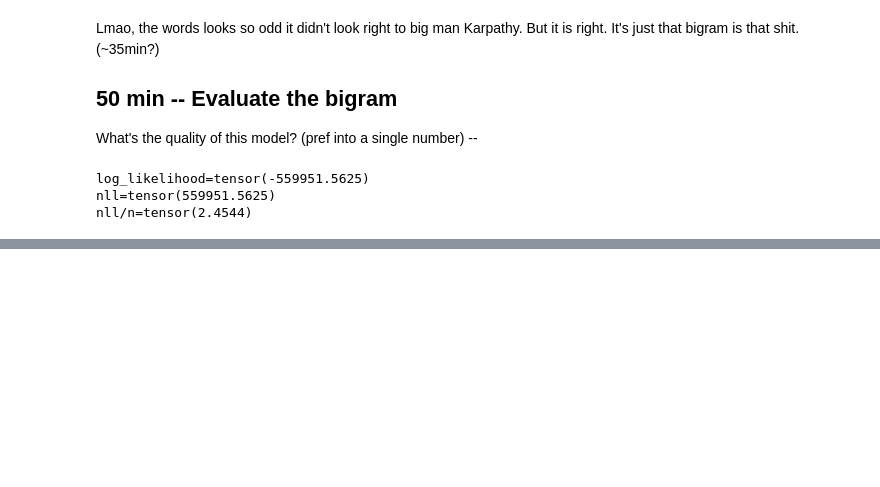
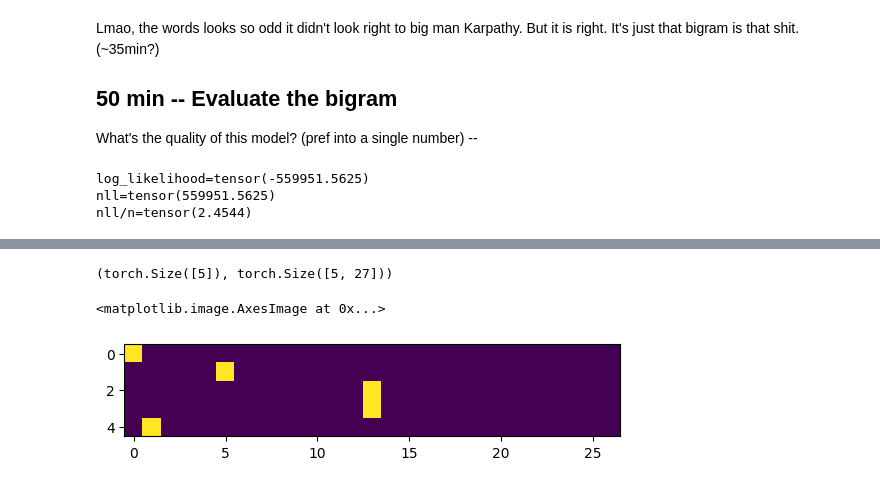
Before and after one commit to Antimatter543/karpathy-NN-lectures, a Jupyter notebook: 2 - makemore/makemore.ipynb, the cells around one changed output, grey strips where cells are left out. Saved outputs shown, nothing was run; the diff lists cells and outputs as text; code cells hidden in the pictures; blank space fills up the shorter version.

```diff
--- a/2 - makemore/makemore.ipynb
+++ b/2 - makemore/makemore.ipynb
@@ -301,0 +310,17 @@ nll/n=tensor(2.4544)
+# %%
+# Create training set of bigrams
+xs, ys = [], [] # Bigram labels. given xs, label ys. Ofc, we want these in integers so we convert char -> int below
+for w in words[:1]:
+    chs = ['.'] + list(w) + ['.'] # Adding special token
+    print(list(zip(chs, chs[1:]))) # DON'T UNPRINT THIS WITHOUT CAPPING OFF THE WORDS to like words[:3]
+
+    for ch1, ch2 in zip(chs, chs[1:]): # zip makes 'emma' -> '(e,m),(m,m),(m,a)'.  Ofc we have special tokens too so it different.
+        ix1 = string_to_int[ch1]
+        ix2 = string_to_int[ch2]
+        xs.append(ix1)
+        ys.append(ix2)
+
+xs = torch.tensor(xs) # convert to tensor
+ys = torch.tensor(ys) # we use .tensor and not .Tensor... (Karpathy says the documentation is sussy hehe).
+#tl;dr by default, Tensor.dtype = float32, whilst tensor.dtype = int64 (we want integers as it makes sense here, although we convert to float when encoding)
+xs.dtype
@@ -301,0 +342,14 @@ nll/n=tensor(2.4544)
+# %%
+# Encode the indexes etc so we don't assign larger weights to larger indices (since y'know... we don't want that).
+import torch.nn.functional as F
+
+x_enc = F.one_hot(xs, num_classes=27).float() # num classes is how long the vector is. Cast to float because we want floats for neural nets; integers, not so much
+ # Note that this is a matrix. (So you have a series of vectors basically). Each row is an example from xs.
+xs.shape, x_enc.shape
+# %% [output]
+(torch.Size([5]), torch.Size([5, 27]))
+# %%
+plt.imshow(x_enc) # Encoded our integers to vectors. Ez.
+# %% [output]
+<matplotlib.image.AxesImage at 0x...>
+[figure, added]
```
Also changed, not shown: parts of 20 cells of this notebook, 1 other file.
